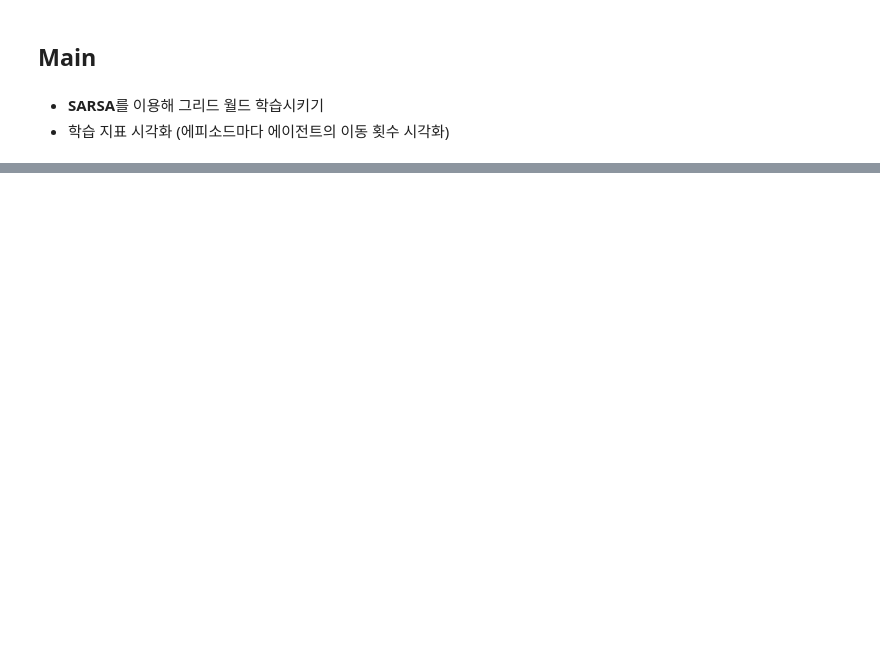
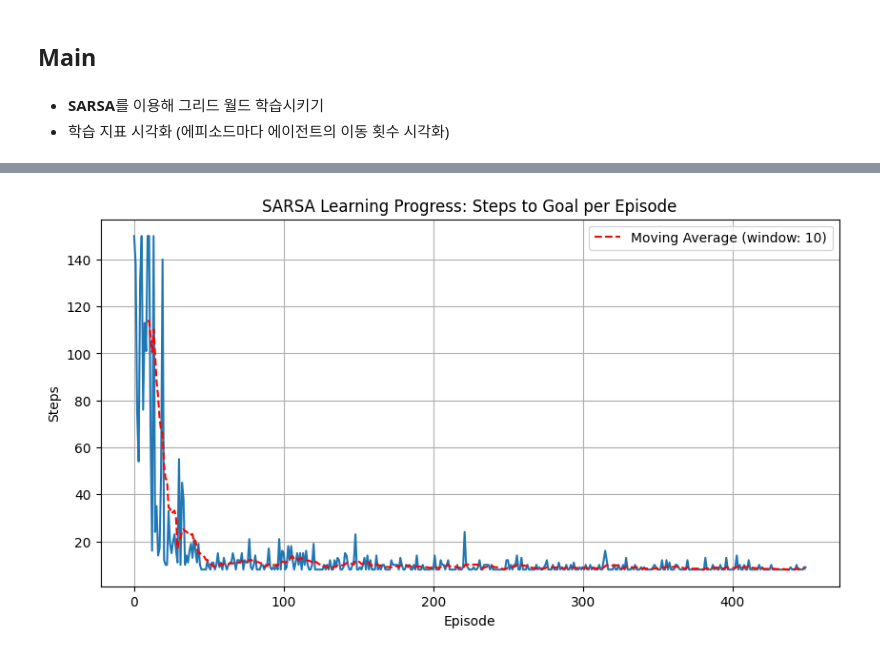
Before and after one commit to KanghwaSisters/25-1-GameAgent, a Jupyter notebook: 한사랑/9주차 과제/SARSA_practice.ipynb, the cells around one changed output, grey strips where cells are left out. Saved outputs shown, nothing was run; the diff lists cells and outputs as text; code cells hidden in the pictures; blank space fills up the shorter version.

```diff
--- a/한사랑/9주차 과제/SARSA_practice.ipynb
+++ b/한사랑/9주차 과제/SARSA_practice.ipynb
@@ -93,4 +90,0 @@ class GridWorldEnvironment:
-# %%
-env = GridWorldEnvironment(start_point=(0,0), #위 환경 클래스를 상속 받아 `env.render` 코드를 구현
-                           end_point=(4,4),
-                           grid_world_size=(5,5))
@@ -101,0 +231,76 @@ env = GridWorldEnvironment(start_point=(0,0), #위 환경 클래스를 상속
+# %%
+# 메인 실행 코드
+def main():
+    # 환경 초기화
+    env = MyGridWorldEnvironment(start_point=(0,0),
+                               end_point=(4,4),
+                               grid_world_size=(5,5))
+
+    # SARSA 에이전트 초기화
+    agent = SARSA(env, learning_rate=0.1, discount_factor=0.9, epsilon=0.3)
+
+    # 학습 시작
+    print("Starting SARSA learning...")
+    step_counts = agent.learn(num_episodes=450, max_steps=150)
+    print("Learning completed!")
+
+    # 학습 곡선 시각화
+    plt.figure(figsize=(10, 5))
+    plt.plot(step_counts)
+    plt.xlabel('Episode')
+    plt.ylabel('Steps')
+    plt.title('SARSA Learning Progress: Steps to Goal per Episode')
+    plt.grid(True)
+
+    # 이동 평균선
+    window_size = 10
+    if len(step_counts) > window_size:
+        moving_avg = np.convolve(step_counts, np.ones(window_size)/window_size, mode='valid')
+        plt.plot(range(window_size-1, len(step_counts)), moving_avg, 'r--',
+                 label=f'Moving Average (window: {window_size})')
+        plt.legend()
+
+    plt.show()
+
+    # 최종 학습된 정책 출력
+    print("\nFinal Learned Policy:")
+    action_symbols = {0: "↑", 1: "↓", 2: "←", 3: "→"}
+    for i in range(env.height):
+        policy_row = []
+        for j in range(env.width):
+            if (i, j) == env.end_point:
+                policy_row.append("G")
+            else:
+                best_action = np.argmax(agent.q_table[i, j])
+                policy_row.append(action_symbols[best_action])
+        print(" ".join(policy_row))
+
+    # 학습된 정책으로 테스트 실행
+    print("\nAgent Movement Simulation with Learned Policy:")
+    state = env.reset()
+    env.render()
+
+    steps = 0
+    max_steps = 30
+
+    while state != env.end_point and steps < max_steps:
+        # 탐험 없이 최적 정책만 따름
+        action = np.argmax(agent.q_table[state[0], state[1]])
+        next_state, reward = env.move(action)
+
+        print(f"Step {steps+1}: Action={env.action_space[action]}, Reward={reward}")
+        env.render()
+        time.sleep(0.5)  # 시각화를 위한 일시 정지
+
+        state = next_state
+        steps += 1
+
+    # 결과 출력
+    if state == env.end_point:
+        print(f"Goal reached! Total steps: {steps}")
+    else:
+        print("Maximum steps reached.")
+
+if __name__ == "__main__":
+    main()
+# %% [output]
@@ -101,0 +318 @@ env = GridWorldEnvironment(start_point=(0,0), #위 환경 클래스를 상속
+[figure, added]
```
Also changed, not shown: parts of 7 cells of this notebook.
